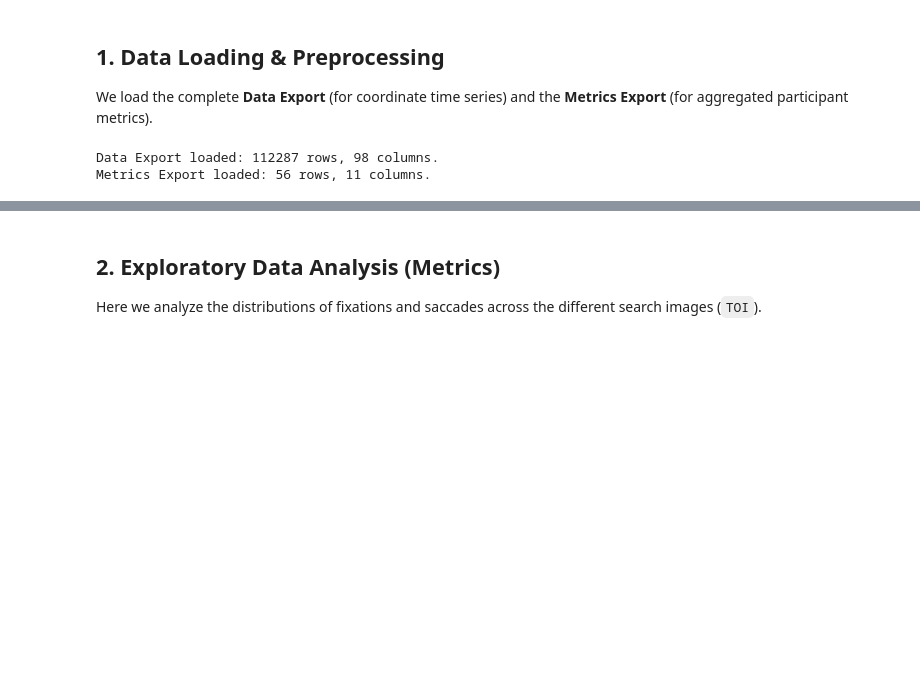
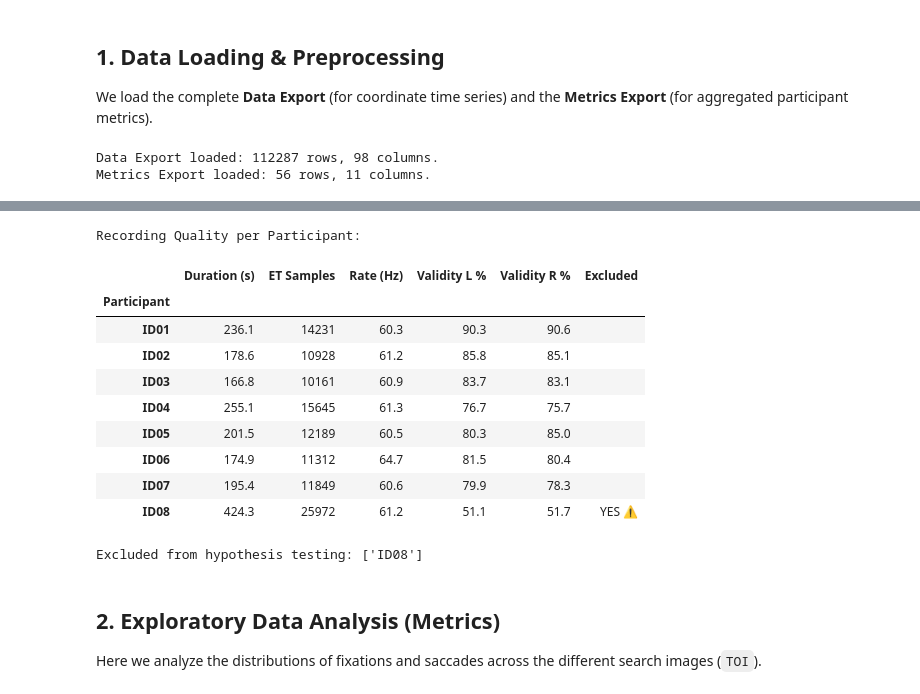
Before and after one commit to niklashoefling/waldo-eye-tracking-analysis, a Jupyter notebook: Waldo_all_recordings.ipynb, the cells around one changed output, grey strips where cells are left out. Cells and saved outputs as stored; diff of their text form; code cells hidden in the pictures; blank space fills up the shorter version.

Commit message:
exclude recording 8 in stats

```diff
--- a/Waldo_all_recordings.ipynb
+++ b/Waldo_all_recordings.ipynb
@@ -53,3 +59,45 @@ Metrics Export loaded: 56 rows, 11 columns.
+# %%
+# Data quality check: sampling rate and gaze validity per participant
+# Participants with severely degraded quality are excluded from hypothesis testing
+EXCLUDED_PARTICIPANTS = ['ID08']  # ~9 Hz sampling rate, ~55% validity (vs. ~60 Hz / ~80% for others)
+
+quality_records = []
+for pid in sorted(df_data['Participant name'].dropna().unique()):
+    sub = df_data[df_data['Participant name'] == pid]
+    # Duration: use the range of Computer timestamps (microseconds → seconds)
+    ts = sub['Computer timestamp'].dropna()
+    duration_s = (ts.max() - ts.min()) / 1_000_000 if len(ts) > 1 else 0
+    n_samples = len(ts)
+    hz = round(n_samples / duration_s, 1) if duration_s > 0 else 0
+    valid_l = (sub['Validity left'] == 'Valid').mean() * 100 if 'Validity left' in sub.columns else float('nan')
+    valid_r = (sub['Validity right'] == 'Valid').mean() * 100 if 'Validity right' in sub.columns else float('nan')
+    quality_records.append({
+        'Participant': pid,
+        'Duration (s)': round(duration_s, 1),
+        'ET Samples': n_samples,
+        'Rate (Hz)': hz,
+        'Validity L %': round(valid_l, 1),
+        'Validity R %': round(valid_r, 1),
+        'Excluded': 'YES ⚠' if pid in EXCLUDED_PARTICIPANTS else '',
+    })
+
+df_quality = pd.DataFrame(quality_records).set_index('Participant')
+print("Recording Quality per Participant:")
+display(df_quality)
+print(f"\nExcluded from hypothesis testing: {EXCLUDED_PARTICIPANTS}")
+# %% [output]
+Recording Quality per Participant:
+|  | Duration (s) | ET Samples | Rate (Hz) | Validity L % | Validity R % | Excluded |
+| Participant |  |  |  |  |  |  |
+| ID01 | 236.1 | 14231 | 60.3 | 90.3 | 90.6 |  |
+| ID02 | 178.6 | 10928 | 61.2 | 85.8 | 85.1 |  |
+| ID03 | 166.8 | 10161 | 60.9 | 83.7 | 83.1 |  |
+| ID04 | 255.1 | 15645 | 61.3 | 76.7 | 75.7 |  |
+| ID05 | 201.5 | 12189 | 60.5 | 80.3 | 85.0 |  |
+| ID06 | 174.9 | 11312 | 64.7 | 81.5 | 80.4 |  |
+| ID07 | 195.4 | 11849 | 60.6 | 79.9 | 78.3 |  |
+| ID08 | 424.3 | 25972 | 61.2 | 51.1 | 51.7 | YES ⚠ |
+Excluded from hypothesis testing: ['ID08']
 # %% [markdown]
 ## 2. Exploratory Data Analysis (Metrics)
 Here we analyze the distributions of fixations and saccades across the different search images (`TOI`).
```
Also changed, not shown: parts of 6 cells of this notebook.
